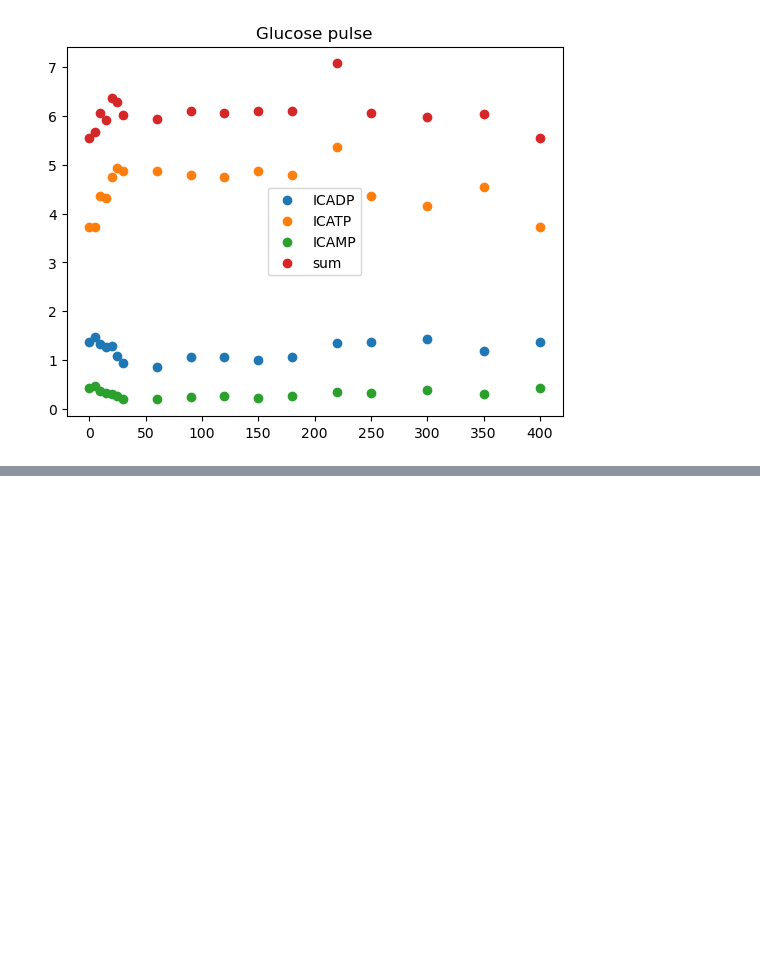
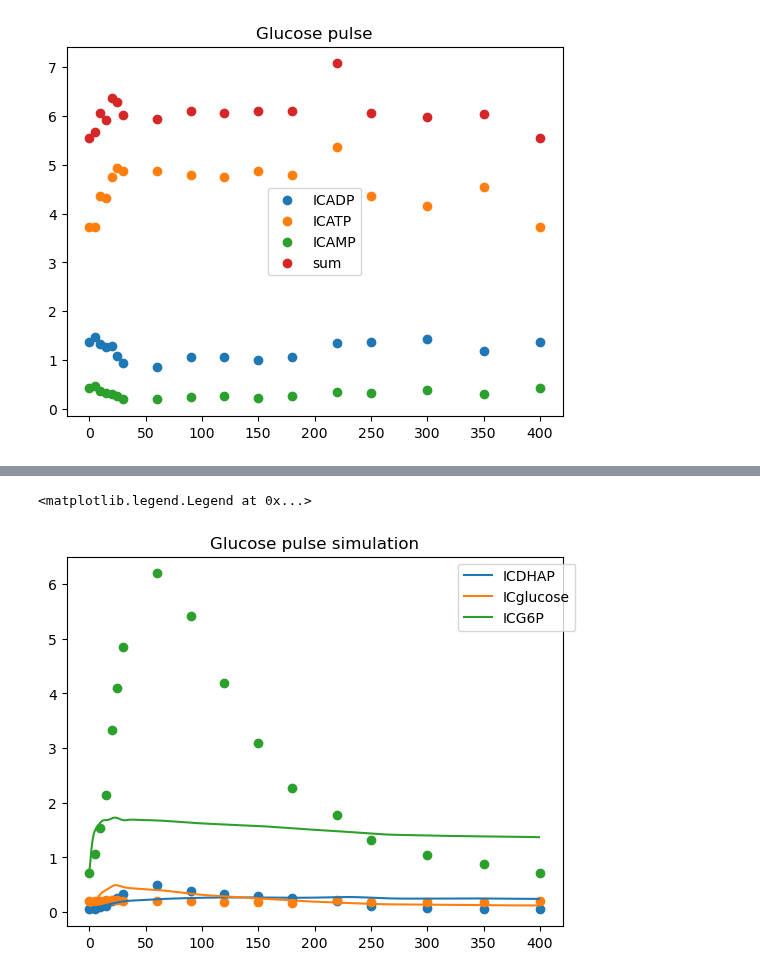
Before and after one commit to mahdi-shafiei/jaxkineticmodel, a Jupyter notebook: scripts/3007_modeling_glycolysis.ipynb, the cells around one changed output, grey strips where cells are left out. Drawn from its saved outputs; the diff is of its cells as text; code cells hidden in the pictures; blank space fills up the shorter version.

```diff
--- a/scripts/3007_modeling_glycolysis.ipynb
+++ b/scripts/3007_modeling_glycolysis.ipynb
@@ -162,0 +710,25 @@ n_parameters 43
+# %%
+
+met_names=['ICG1P',"ICT6P","ICtreh",'ICglucose','ICG6P','ICF6P',"ICFBP","ICDHAP","ICG3P","ICglyc","ICGAP","ICBPG","IC3PG","IC2PG","ICPEP","ICNADH","ICNAD"]
+ts=jnp.arange(0,400,1)
+ys=glycolyse(ts,y0,params_init)
+ys=pd.DataFrame(ys,columns=met_names,index=ts)
+met_names=["ICDHAP","ICglucose","ICG6P"]
+
+# met_names=['ICNADH','ICNAD']
+for metabolite in met_names:
+    plt.plot(ts,ys[metabolite],label=metabolite)
+    plt.scatter(time_points,glycolysis_data[metabolite])
+
+
+
+
+plt.title("Glucose pulse simulation")
+plt.legend(bbox_to_anchor=(1.04, 1), loc="upper right")
+# plt.show()
+
+# plt.plot(loss_per_iter)
+# plt.yscale("symlog")
+# %% [output]
+<matplotlib.legend.Legend at 0x...>
+[figure, added]
```
Also changed, not shown: parts of 24 cells of this notebook, 6 other files.
